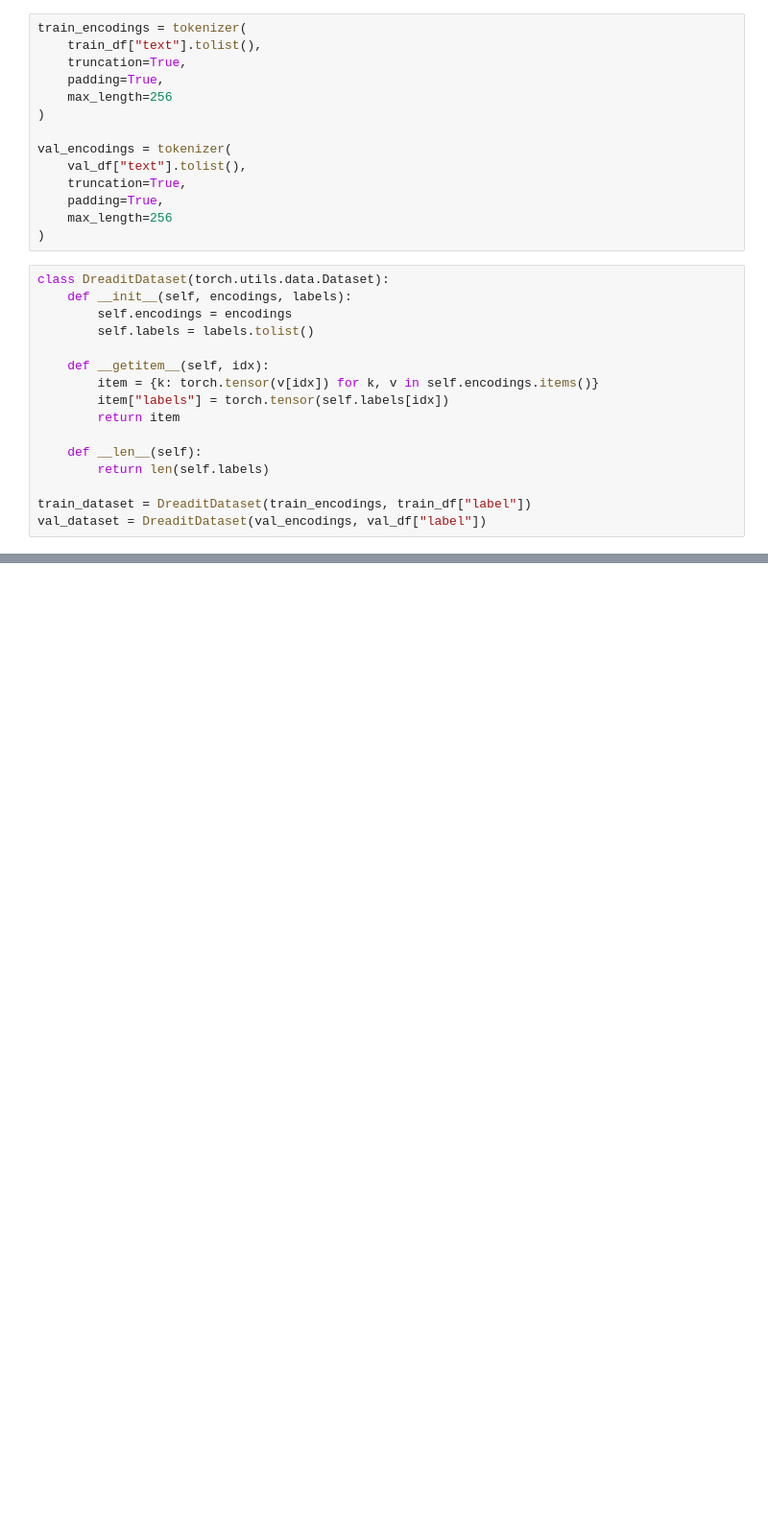
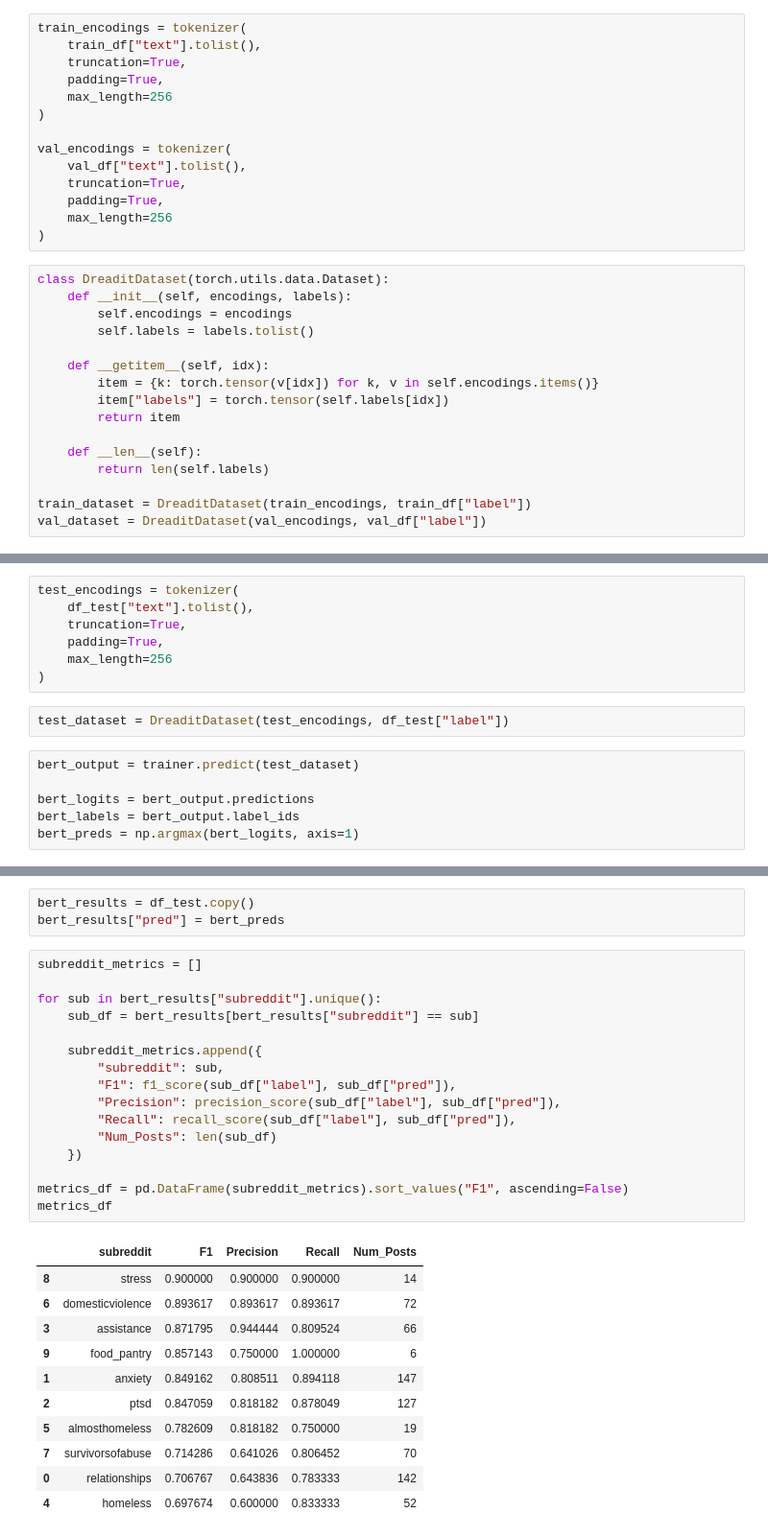
Before and after one commit to chrstntan/DSA4262, a Jupyter notebook: Assignment 2/Assignment 2.ipynb, the cells around one changed output, grey strips where cells are left out. Shown at 96% size. Saved outputs shown, nothing was run; the diff lists cells and outputs as text; blank space fills up the shorter version.

```diff
--- a/Assignment 2/Assignment 2.ipynb
+++ b/Assignment 2/Assignment 2.ipynb
@@ -240,0 +247,15 @@ trainer.evaluate()
+# %%
+test_encodings = tokenizer(
+    df_test["text"].tolist(),
+    truncation=True,
+    padding=True,
+    max_length=256
+)
+# %%
+test_dataset = DreaditDataset(test_encodings, df_test["label"])
+# %%
+bert_output = trainer.predict(test_dataset)
+
+bert_logits = bert_output.predictions
+bert_labels = bert_output.label_ids
+bert_preds = np.argmax(bert_logits, axis=1)
@@ -240,0 +314,31 @@ trainer.evaluate()
+# %%
+bert_results = df_test.copy()
+bert_results["pred"] = bert_preds
+# %%
+subreddit_metrics = []
+
+for sub in bert_results["subreddit"].unique():
+    sub_df = bert_results[bert_results["subreddit"] == sub]
+
+    subreddit_metrics.append({
+        "subreddit": sub,
+        "F1": f1_score(sub_df["label"], sub_df["pred"]),
+        "Precision": precision_score(sub_df["label"], sub_df["pred"]),
+        "Recall": recall_score(sub_df["label"], sub_df["pred"]),
+        "Num_Posts": len(sub_df)
+    })
+
+metrics_df = pd.DataFrame(subreddit_metrics).sort_values("F1", ascending=False)
+metrics_df
+# %% [output]
+|  | subreddit | F1 | Precision | Recall | Num_Posts |
+| 8 | stress | 0.900000 | 0.900000 | 0.900000 | 14 |
+| 6 | domesticviolence | 0.893617 | 0.893617 | 0.893617 | 72 |
+| 3 | assistance | 0.871795 | 0.944444 | 0.809524 | 66 |
+| 9 | food_pantry | 0.857143 | 0.750000 | 1.000000 | 6 |
+| 1 | anxiety | 0.849162 | 0.808511 | 0.894118 | 147 |
+| 2 | ptsd | 0.847059 | 0.818182 | 0.878049 | 127 |
+| 5 | almosthomeless | 0.782609 | 0.818182 | 0.750000 | 19 |
+| 7 | survivorsofabuse | 0.714286 | 0.641026 | 0.806452 | 70 |
+| 0 | relationships | 0.706767 | 0.643836 | 0.783333 | 142 |
+| 4 | homeless | 0.697674 | 0.600000 | 0.833333 | 52 |
```
Also changed, not shown: parts of 49 cells of this notebook, 2 other files.
